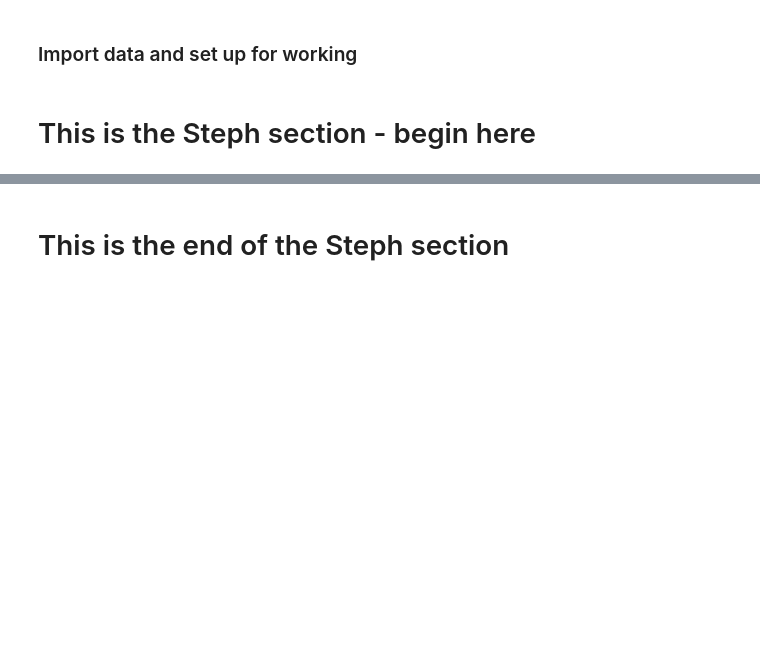
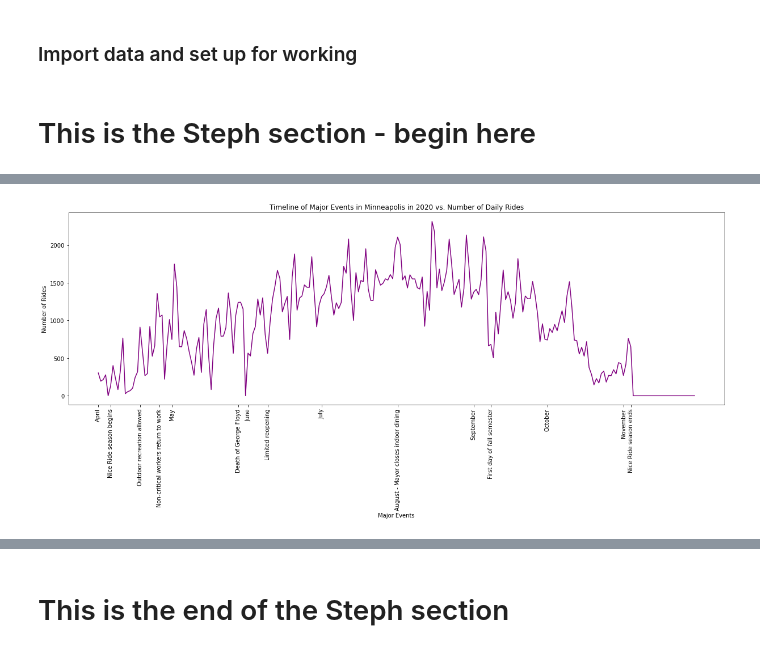
Before and after one commit to luchovzla/project-1, a Jupyter notebook: NiceRideCombined.ipynb, the cells around one changed output, grey strips where cells are left out. Saved outputs shown, nothing was run; the diff lists cells and outputs as text; code cells hidden in the pictures; blank space fills up the shorter version.

```diff
--- a/NiceRideCombined.ipynb
+++ b/NiceRideCombined.ipynb
@@ -452,12 +562,17 @@ xtick_labels = np.array(["April", "Nice Ride season begins", "Outdoor recreation
 # %%
 plt.figure(figsize=(17,8))
 x_axis = np.arange(1,245,1)
 y_values = rides_by_month["2020"]
 plt.plot(x_axis, y_values, color="purple")
 
 plt.xticks(x_tick_locations, xtick_labels, rotation="vertical")
+plt.title("Timeline of Major Events in Minneapolis in 2020 vs. Number of Daily Rides")
+plt.xlabel("Major Events")
+plt.ylabel("Number of Rides")
 plt.tight_layout()
 plt.show()
+# %% [output]
+[figure, added]
 # %%
 # Looking at other factors:
 # 2020 by day of week
```
Also changed, not shown: parts of 34 cells of this notebook.
